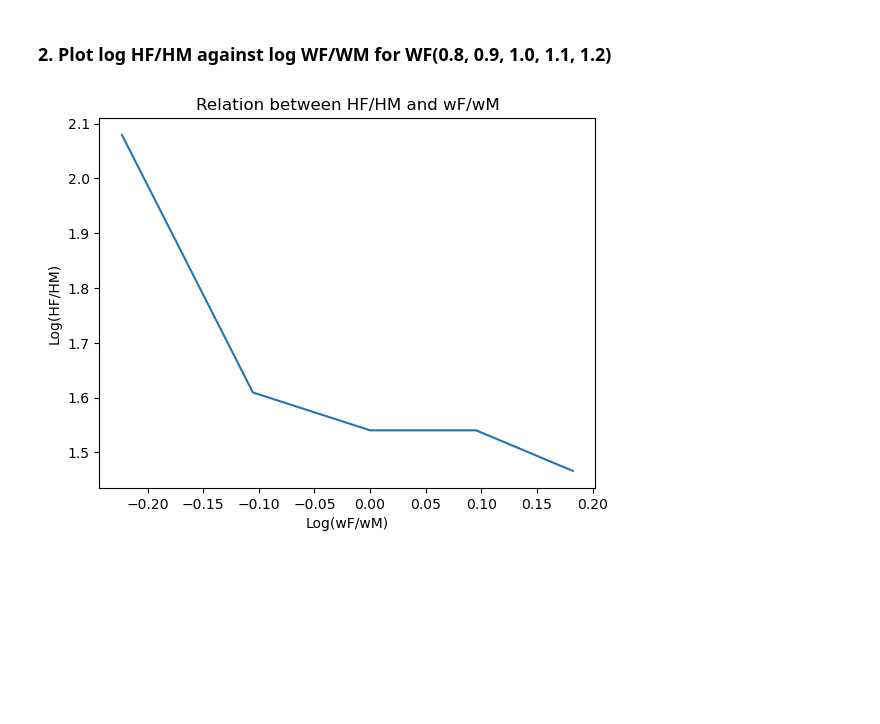
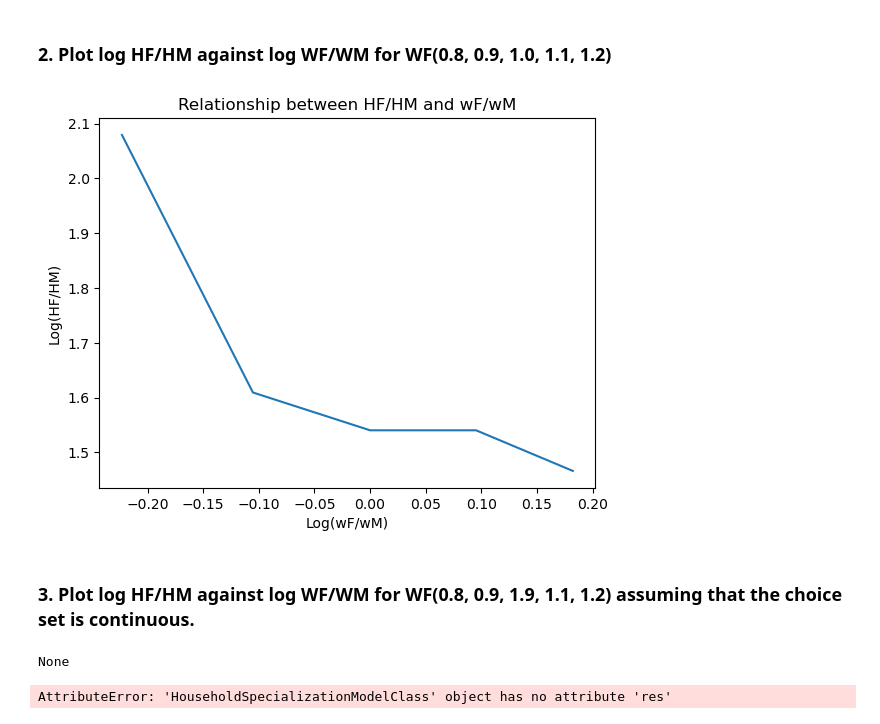
Before and after one commit to biguntitled/Intro_Num, a Jupyter notebook: Laura.ipynb, the cells around one changed output. Saved outputs shown, nothing was run; the diff lists cells and outputs as text; code cells hidden in the pictures; blank space fills up the shorter version.

```diff
--- a/Laura.ipynb
+++ b/Laura.ipynb
@@ -163,31 +163,33 @@ plt.show()
 # %%
 x = np.array([HFHM_1, HFHM_2, HFHM_3, HFHM_4, HFHM_5, HFHM_6, HFHM_7, HFHM_8, HFHM_9])
 # %%
+#np.linspace(0.8, 0.9, 1.0, 1.1, 1.2)
 a.par.wF = a.par.wF_vec
-#np.linspace(0.8, 0.9, 1.0, 1.1, 1.2)
 
 # Values of wF
 wF_values = np.linspace(0.8, 1.2, 5)
 
 # Function to calculate HF/HM for a certain value of wF
 def calc_HF_HM(wF):
     a.par.wF = wF
 
     # Solve model
     opt = a.solve_discrete()
 
     # Return HF/HM
     return opt.HF / opt.HM
 
 # Calculate result for diferent values of wF
 HF_HM_values = [calc_HF_HM(wF) for wF in wF_values]
 
 # Plot results
 fig, ax = plt.subplots()
 ax.plot(np.log(wF_values/ a.par.wM), np.log(HF_HM_values))
 ax.set_xlabel('Log(wF/wM)')
 ax.set_ylabel('Log(HF/HM)')
-ax.set_title('Relation between HF/HM and wF/wM')
+ax.set_title('Relationship between HF/HM and wF/wM')
 plt.show()
 # %% [output]
-[figure, old version]
+[figure, new version]
+# %% [markdown]
+### 3. Plot log HF/HM against log WF/WM for WF(0.8, 0.9, 1.9, 1.1, 1.2) assuming that the choice set is continuous.
@@ -193,0 +200,11 @@ plt.show()
+# %%
+result = a.solve()
+print(result)
+# %% [output]
+None
+# %%
+print(a.res)
+if not a.res.success:
+    print(a.res.message)
+# %% [output]
+AttributeError: 'HouseholdSpecializationModelClass' object has no attribute 'res'
```
Also changed, not shown: parts of 2 cells of this notebook, 1 other file.
